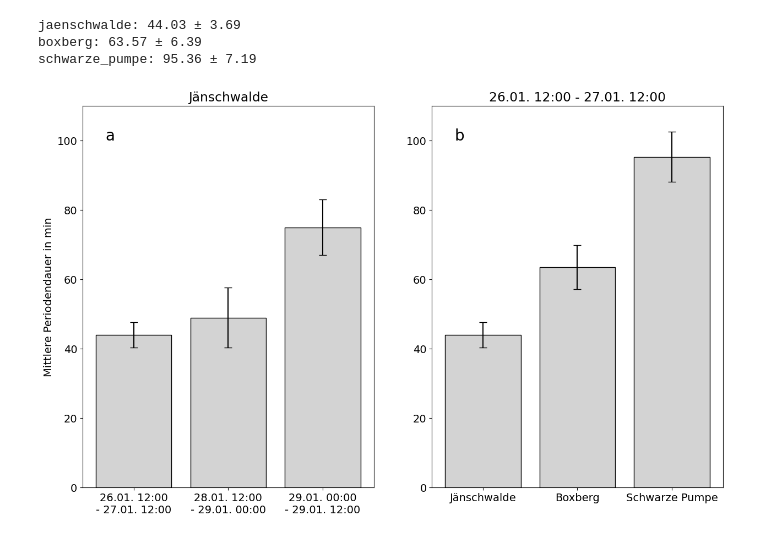
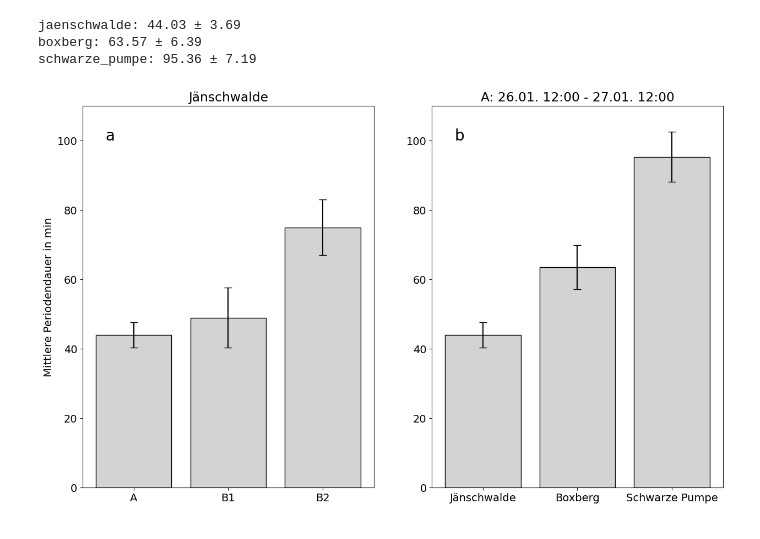
Before and after one commit to CR1337/hpi-bachelor-thesis, a Jupyter notebook: scripts/results/results.ipynb, the cells around one changed output. Drawn from its saved outputs; the diff is of its cells as text; code cells hidden in the pictures.

```diff
--- a/scripts/results/results.ipynb
+++ b/scripts/results/results.ipynb
@@ -220,38 +223,33 @@ gs = GridSpec(2, 2, figure=fig)
 ax_l = fig.add_subplot(gs[:, 0])
 ax_r = fig.add_subplot(gs[:, 1])
 
 ax_l.set_ylim(0, 110)
 ax_r.set_ylim(0, 110)
 
 ax_l.set_ylabel("Mittlere Periodendauer in min")
 
-left_names = [
-    "26.01. 12:00\n- 27.01. 12:00",
-    "28.01. 12:00\n- 29.01. 00:00",
-    "29.01. 00:00\n- 29.01. 12:00",
-]
 ax_l.bar(
-    left_names,
+    ["A", "B1", "B2"],
     [period_a, period_b_1, period_b_2],
     yerr=[std_a, std_b_1, std_b_2],
     color='lightgray', edgecolor='black',
     capsize=5
 )
 
 ax_r.bar(
     [power_station["name"] for power_station in POWER_STATIONS.values()],
     [day_a_data[power_station][0] for power_station in POWER_STATIONS],
     yerr=[day_a_data[power_station][1] for power_station in POWER_STATIONS],
     color='lightgray', edgecolor='black',
     capsize=5
 )
 
 ax_l.text(-0.3, 100, "a", fontsize=20)
 ax_r.text(-0.3, 100, "b", fontsize=20)
 
 ax_l.set_title("Jänschwalde")
-ax_r.set_title(left_names[0].replace("\n", " "))
+ax_r.set_title("A: 26.01. 12:00 - 27.01. 12:00")
 
 plt.show()
 # %% [output]
-[figure, old version]
+[figure, new version]
```
Also changed, not shown: parts of 1 cell of this notebook, 3 other files.
